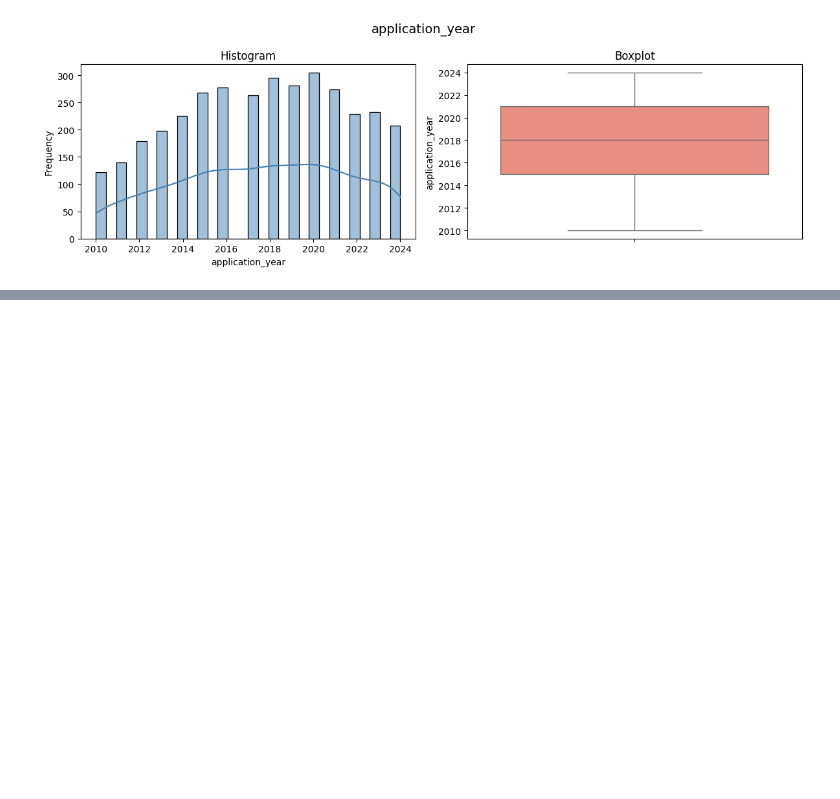
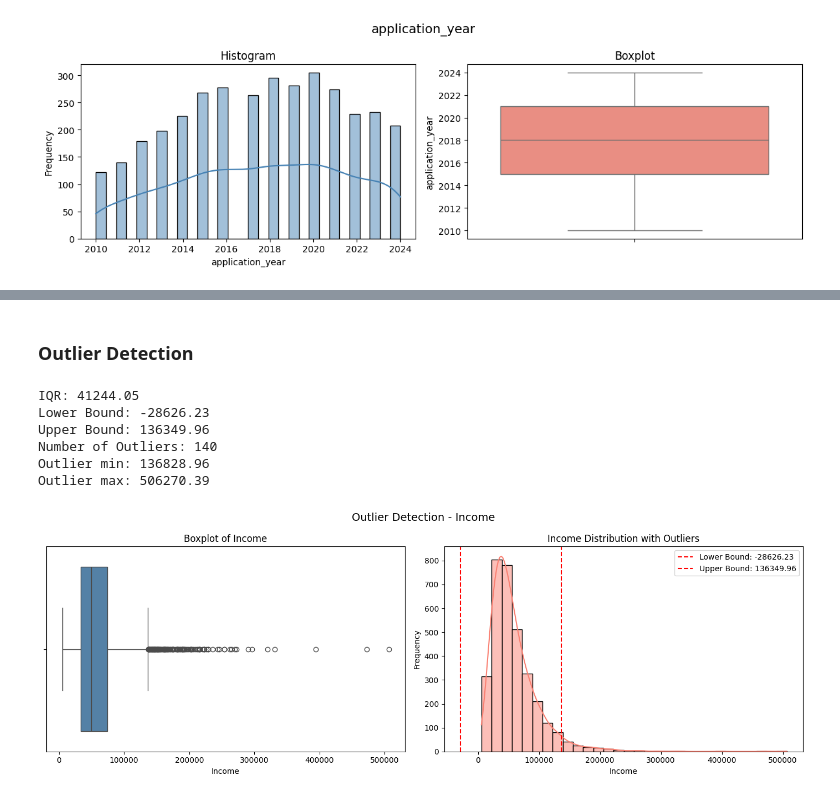
Before and after one commit to dev-p-analytics/python-data-exploration, a Jupyter notebook: ida_225838323.ipynb, the cells around one changed output, grey strips where cells are left out. Saved outputs shown, nothing was run; the diff lists cells and outputs as text; code cells hidden in the pictures; blank space fills up the shorter version.

```diff
--- a/ida_225838323.ipynb
+++ b/ida_225838323.ipynb
@@ -540,0 +600,48 @@ for col in interval_cols:
+# %% [markdown]
+### Outlier Detection
+# %%
+def plot_outliers():
+    fig, axes = plt.subplots(1, 2, figsize=(14, 5))
+    fig.suptitle('Outlier Detection - Income', fontsize=14)
+
+    #boxplot
+    sns.boxplot(x=df['income'], ax=axes[0], color='steelblue')
+    axes[0].set_title('Boxplot of Income')
+    axes[0].set_xlabel('Income')
+
+    #IQR outlier detection
+    Q1 = df['income'].quantile(0.25)
+    Q3 = df['income'].quantile(0.75)
+    IQR = Q3 - Q1
+    lower = Q1 - 1.5 * IQR
+    upper = Q3 + 1.5 * IQR
+    outliers = df[(df['income'] < lower) | (df['income'] > upper)]['income']
+
+    print(f"IQR: {IQR:.2f}")
+    print(f"Lower Bound: {lower:.2f}")
+    print(f"Upper Bound: {upper:.2f}")
+    print(f"Number of Outliers: {len(outliers)}")
+    print(f"Outlier min: {outliers.min():.2f}")
+    print(f"Outlier max: {outliers.max():.2f}")
+
+    #Historgram that displays outliers
+    sns.histplot(df['income'], bins=30, kde=True, ax=axes[1], color='salmon')
+    axes[1].set_title('Income Distribution with Outliers')
+    axes[1].axvline(lower, color='red', linestyle='--', label=f'Lower Bound: {lower:.2f}')
+    axes[1].axvline(upper, color='red', linestyle='--', label=f'Upper Bound: {upper:.2f}')
+    axes[1].set_xlabel('Income')
+    axes[1].set_ylabel('Frequency')
+    axes[1].legend()
+
+    plt.tight_layout()
+    plt.show()
+
+plot_outliers()
+# %% [output]
+IQR: 41244.05
+Lower Bound: -28626.23
+Upper Bound: 136349.96
+Number of Outliers: 140
+Outlier min: 136828.96
+Outlier max: 506270.39
+[figure, added]
```
Also changed, not shown: parts of 16 cells of this notebook, 1 other file.
